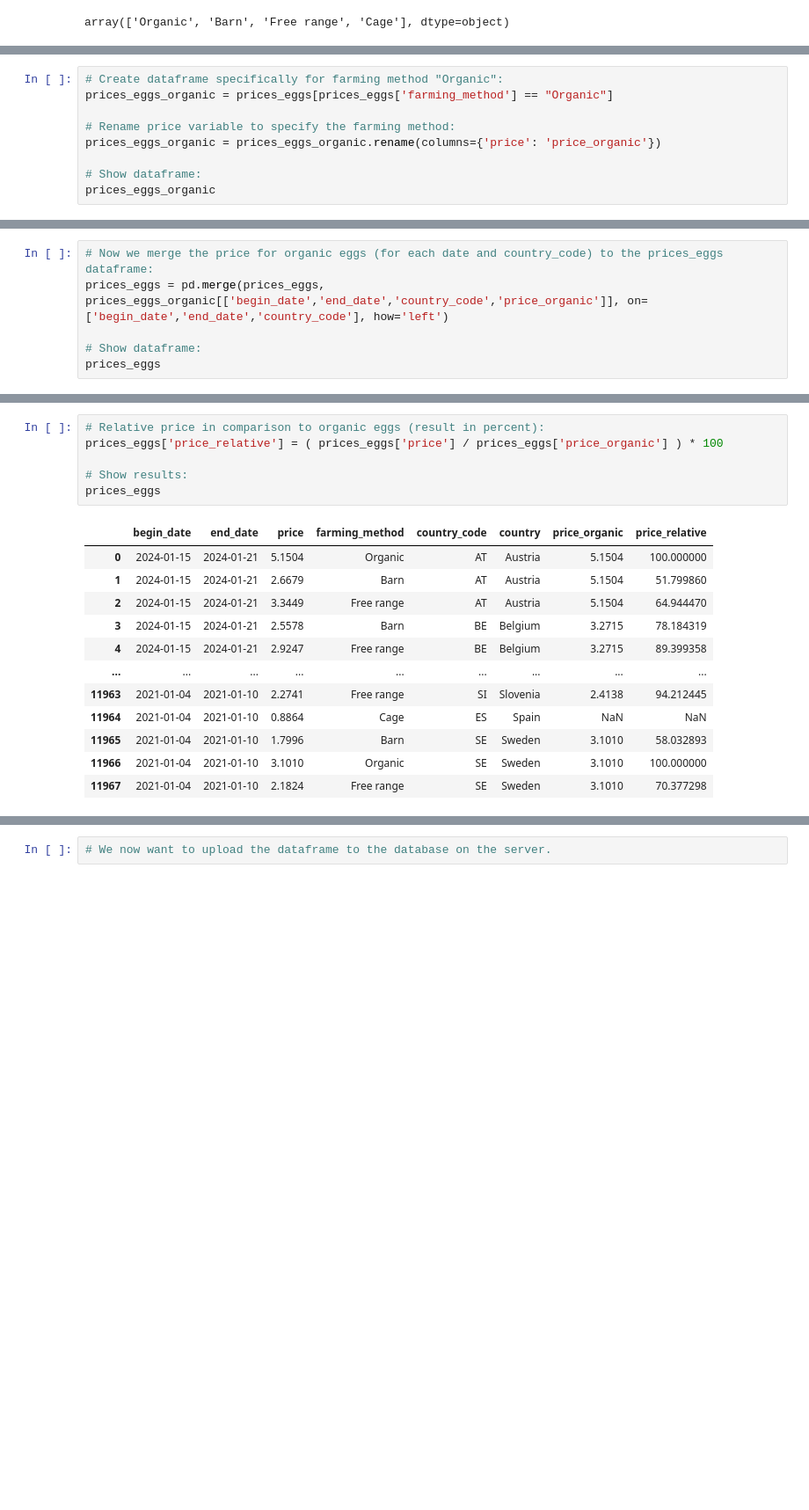
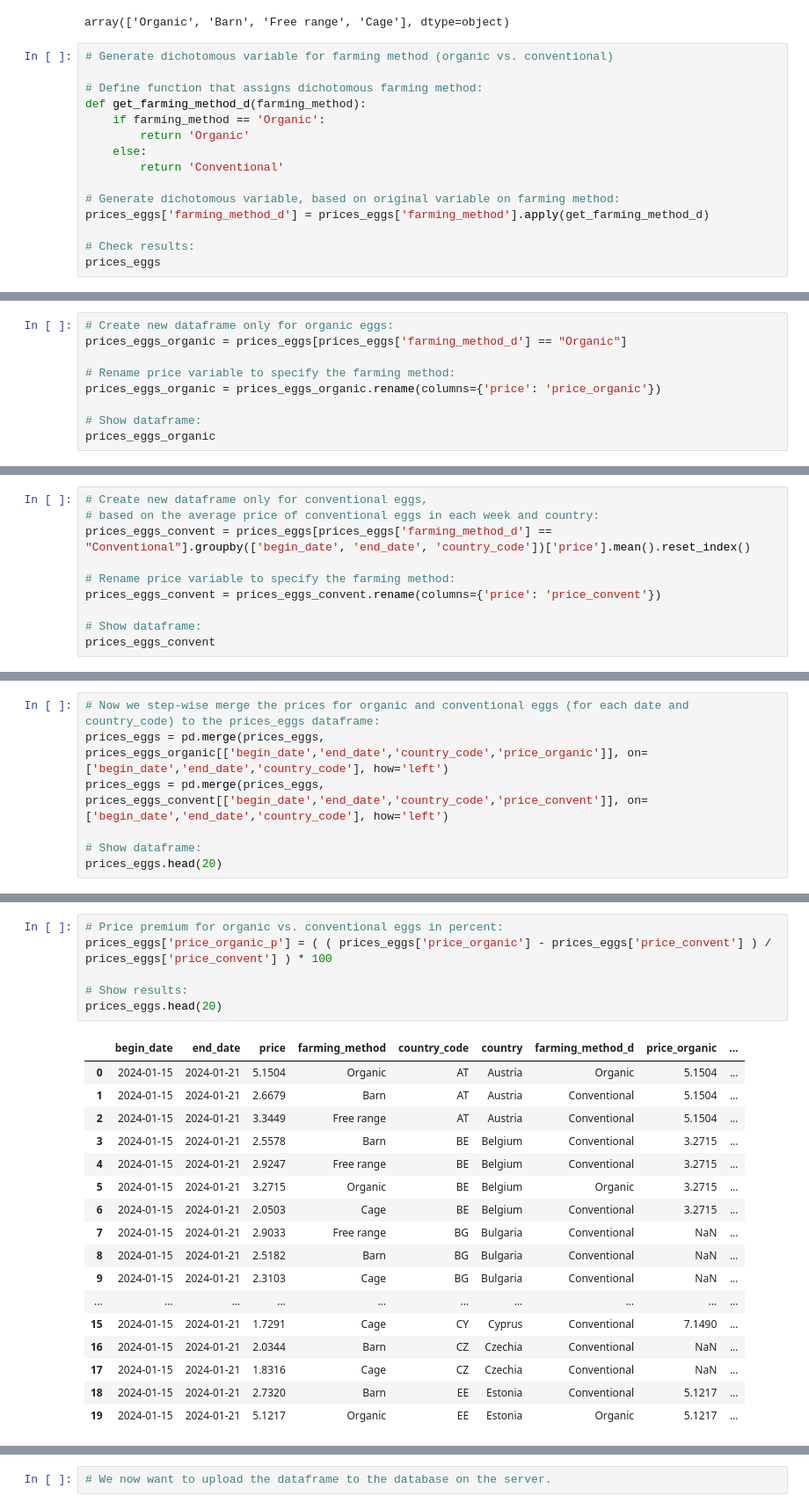
Before and after one commit to adamayaita/Capstone_Project_Organic_Foods, a Jupyter notebook: data_prices_eggs.ipynb, the cells around one changed output, grey strips where cells are left out. Shown at 88% size. Saved outputs shown, nothing was run; the diff lists cells and outputs as text; blank space fills up the shorter version.

Commit message:
updated work on price premia

```diff
--- a/data_prices_eggs.ipynb
+++ b/data_prices_eggs.ipynb
@@ -313,3 +313,18 @@ prices_eggs
 prices_eggs.farming_method.unique()
 # %% [output]
 array(['Organic', 'Barn', 'Free range', 'Cage'], dtype=object)
+# %%
+# Generate dichotomous variable for farming method (organic vs. conventional)
+
+# Define function that assigns dichotomous farming method:
+def get_farming_method_d(farming_method):
+    if farming_method == 'Organic':
+        return 'Organic'
+    else:
+        return 'Conventional'
+
+# Generate dichotomous variable, based on original variable on farming method:
+prices_eggs['farming_method_d'] = prices_eggs['farming_method'].apply(get_farming_method_d)
+
+# Check results:
+prices_eggs
@@ -319,6 +348,6 @@ array(['Organic', 'Barn', 'Free range', 'Cage'], dtype=object)
 # %%
-# Create dataframe specifically for farming method "Organic":
-prices_eggs_organic = prices_eggs[prices_eggs['farming_method'] == "Organic"]
+# Create new dataframe only for organic eggs:
+prices_eggs_organic = prices_eggs[prices_eggs['farming_method_d'] == "Organic"]
 
 # Rename price variable to specify the farming method:
 prices_eggs_organic = prices_eggs_organic.rename(columns={'price': 'price_organic'})
@@ -341,0 +371,10 @@ prices_eggs_organic
+# %%
+# Create new dataframe only for conventional eggs,
+# based on the average price of conventional eggs in each week and country:
+prices_eggs_convent = prices_eggs[prices_eggs['farming_method_d'] == "Conventional"].groupby(['begin_date', 'end_date', 'country_code'])['price'].mean().reset_index()
+
+# Rename price variable to specify the farming method:
+prices_eggs_convent = prices_eggs_convent.rename(columns={'price': 'price_convent'})
+
+# Show dataframe:
+prices_eggs_convent
@@ -342,7 +395,8 @@ prices_eggs_organic
 # %%
-# Now we merge the price for organic eggs (for each date and country_code) to the prices_eggs dataframe:
+# Now we step-wise merge the prices for organic and conventional eggs (for each date and country_code) to the prices_eggs dataframe:
 prices_eggs = pd.merge(prices_eggs, prices_eggs_organic[['begin_date','end_date','country_code','price_organic']], on=['begin_date','end_date','country_code'], how='left')
+prices_eggs = pd.merge(prices_eggs, prices_eggs_convent[['begin_date','end_date','country_code','price_convent']], on=['begin_date','end_date','country_code'], how='left')
 
 # Show dataframe:
-prices_eggs
+prices_eggs.head(20)
 # %% [output]
@@ -362,19 +420,24 @@ prices_eggs
 # %%
-# Relative price in comparison to organic eggs (result in percent):
-prices_eggs['price_relative'] = ( prices_eggs['price'] / prices_eggs['price_organic'] ) * 100
+# Price premium for organic vs. conventional eggs in percent:
+prices_eggs['price_organic_p'] = ( ( prices_eggs['price_organic'] - prices_eggs['price_convent'] ) / prices_eggs['price_convent'] ) * 100
 
 # Show results:
-prices_eggs
+prices_eggs.head(20)
 # %% [output]
-|  | begin_date | end_date | price | farming_method | country_code | country | price_organic | price_relative |
-| 0 | 2024-01-15 | 2024-01-21 | 5.1504 | Organic | AT | Austria | 5.1504 | 100.000000 |
-| 1 | 2024-01-15 | 2024-01-21 | 2.6679 | Barn | AT | Austria | 5.1504 | 51.799860 |
-| 2 | 2024-01-15 | 2024-01-21 | 3.3449 | Free range | AT | Austria | 5.1504 | 64.944470 |
-| 3 | 2024-01-15 | 2024-01-21 | 2.5578 | Barn | BE | Belgium | 3.2715 | 78.184319 |
-| 4 | 2024-01-15 | 2024-01-21 | 2.9247 | Free range | BE | Belgium | 3.2715 | 89.399358 |
-| ... | ... | ... | ... | ... | ... | ... | ... | ... |
-| 11963 | 2021-01-04 | 2021-01-10 | 2.2741 | Free range | SI | Slovenia | 2.4138 | 94.212445 |
-| 11964 | 2021-01-04 | 2021-01-10 | 0.8864 | Cage | ES | Spain | NaN | NaN |
-| 11965 | 2021-01-04 | 2021-01-10 | 1.7996 | Barn | SE | Sweden | 3.1010 | 58.032893 |
-| 11966 | 2021-01-04 | 2021-01-10 | 3.1010 | Organic | SE | Sweden | 3.1010 | 100.000000 |
-| 11967 | 2021-01-04 | 2021-01-10 | 2.1824 | Free range | SE | Sweden | 3.1010 | 70.377298 |
+|  | begin_date | end_date | price | farming_method | country_code | country | farming_method_d | price_organic | ... |
+| 0 | 2024-01-15 | 2024-01-21 | 5.1504 | Organic | AT | Austria | Organic | 5.1504 | ... |
+| 1 | 2024-01-15 | 2024-01-21 | 2.6679 | Barn | AT | Austria | Conventional | 5.1504 | ... |
+| 2 | 2024-01-15 | 2024-01-21 | 3.3449 | Free range | AT | Austria | Conventional | 5.1504 | ... |
+| 3 | 2024-01-15 | 2024-01-21 | 2.5578 | Barn | BE | Belgium | Conventional | 3.2715 | ... |
+| 4 | 2024-01-15 | 2024-01-21 | 2.9247 | Free range | BE | Belgium | Conventional | 3.2715 | ... |
+| 5 | 2024-01-15 | 2024-01-21 | 3.2715 | Organic | BE | Belgium | Organic | 3.2715 | ... |
+| 6 | 2024-01-15 | 2024-01-21 | 2.0503 | Cage | BE | Belgium | Conventional | 3.2715 | ... |
+| 7 | 2024-01-15 | 2024-01-21 | 2.9033 | Free range | BG | Bulgaria | Conventional | NaN | ... |
+| 8 | 2024-01-15 | 2024-01-21 | 2.5182 | Barn | BG | Bulgaria | Conventional | NaN | ... |
+| 9 | 2024-01-15 | 2024-01-21 | 2.3103 | Cage | BG | Bulgaria | Conventional | NaN | ... |
+| ... | ... | ... | ... | ... | ... | ... | ... | ... | ... |
+| 15 | 2024-01-15 | 2024-01-21 | 1.7291 | Cage | CY | Cyprus | Conventional | 7.1490 | ... |
+| 16 | 2024-01-15 | 2024-01-21 | 2.0344 | Barn | CZ | Czechia | Conventional | NaN | ... |
+| 17 | 2024-01-15 | 2024-01-21 | 1.8316 | Cage | CZ | Czechia | Conventional | NaN | ... |
+| 18 | 2024-01-15 | 2024-01-21 | 2.7320 | Barn | EE | Estonia | Conventional | 5.1217 | ... |
+| 19 | 2024-01-15 | 2024-01-21 | 5.1217 | Organic | EE | Estonia | Organic | 5.1217 | ... |
```
Also changed, not shown: parts of 9 cells of this notebook, 1 other file.
